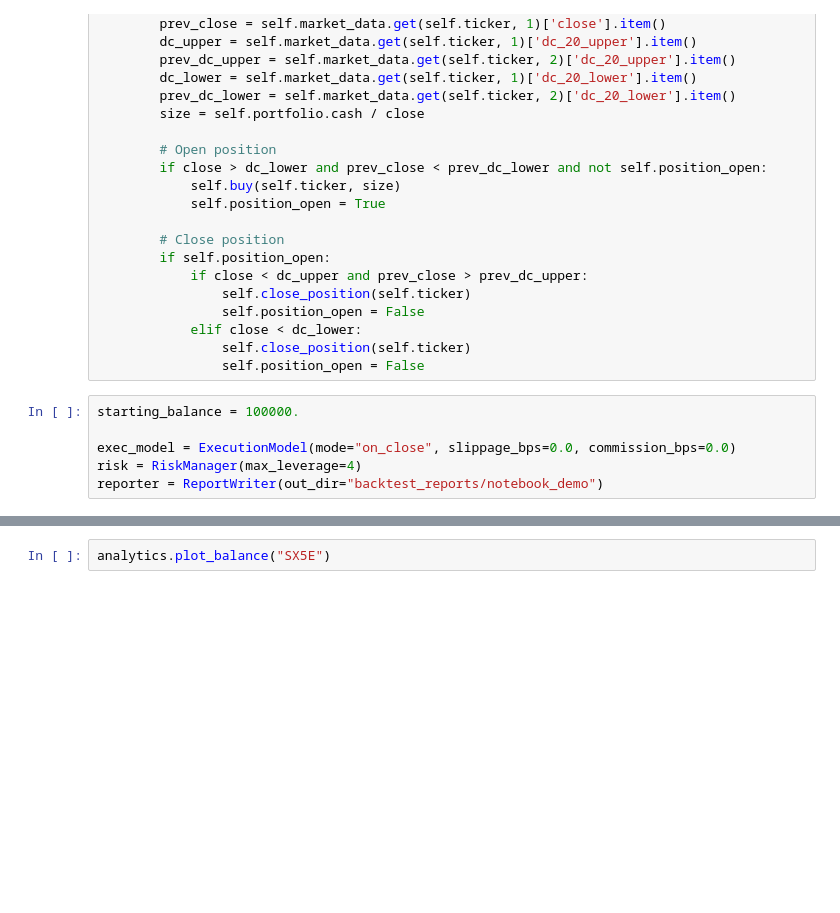
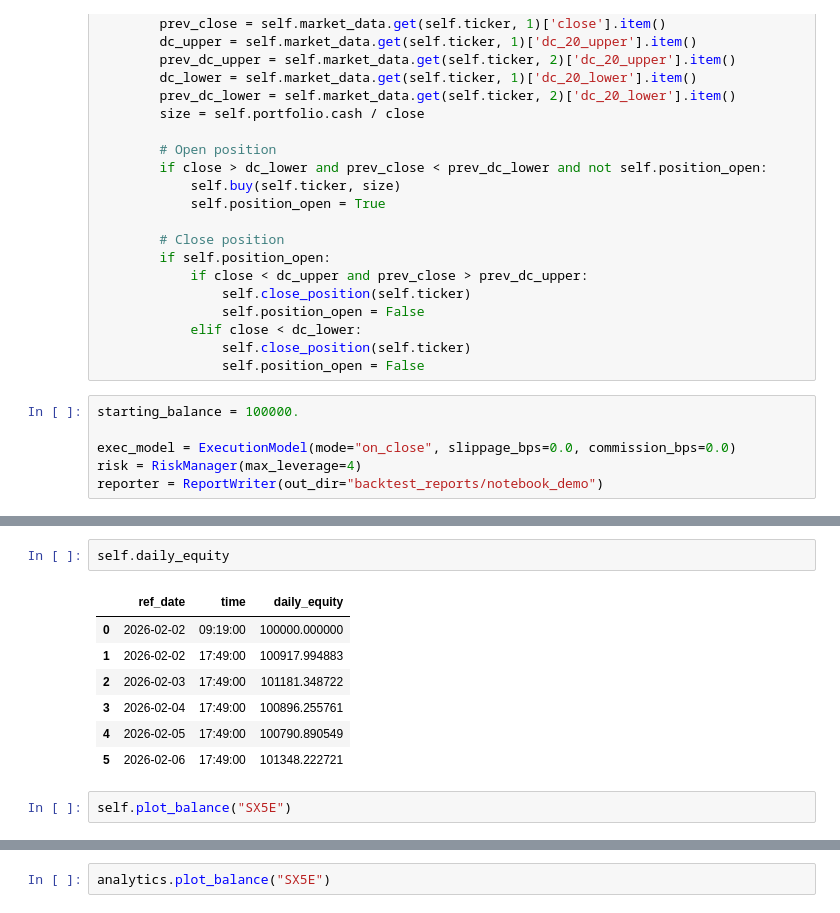
Before and after one commit to andrea220/quanto, a Jupyter notebook: strategies/example/research.ipynb, the cells around one changed output, grey strips where cells are left out. Cells and saved outputs as stored; diff of their text form; blank space fills up the shorter version.

```diff
--- a/strategies/example/research.ipynb
+++ b/strategies/example/research.ipynb
@@ -98,2 +115,14 @@ self.backtest(starting_balance, start_date, end_date, "eod", universe, feed, exe
+# %%
+self.daily_equity
+# %% [output]
+|  | ref_date | time | daily_equity |
+| 0 | 2026-02-02 | 09:19:00 | 100000.000000 |
+| 1 | 2026-02-02 | 17:49:00 | 100917.994883 |
+| 2 | 2026-02-03 | 17:49:00 | 101181.348722 |
+| 3 | 2026-02-04 | 17:49:00 | 100896.255761 |
+| 4 | 2026-02-05 | 17:49:00 | 100790.890549 |
+| 5 | 2026-02-06 | 17:49:00 | 101348.222721 |
+# %%
+self.plot_balance("SX5E")
 # %%
 analytics = StrategyAnalytics(self)
```
Also changed, not shown: parts of 13 cells of this notebook, 4 other files.
